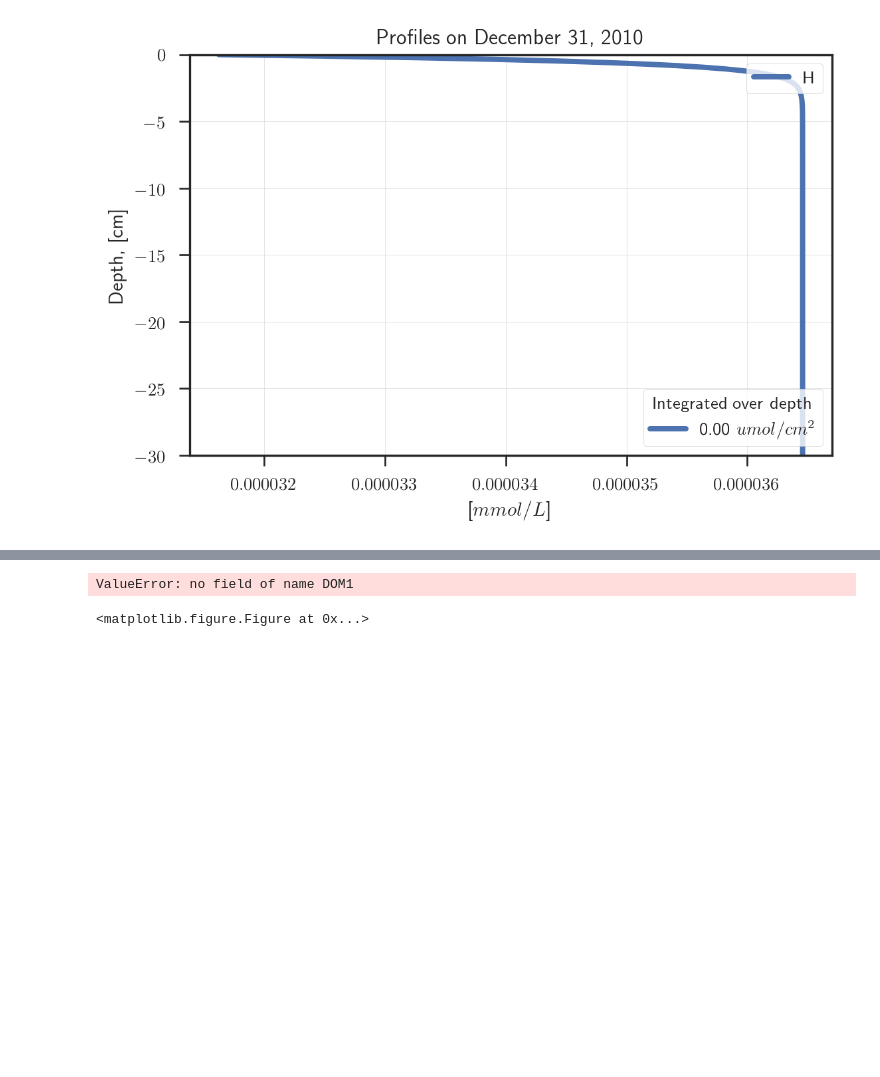
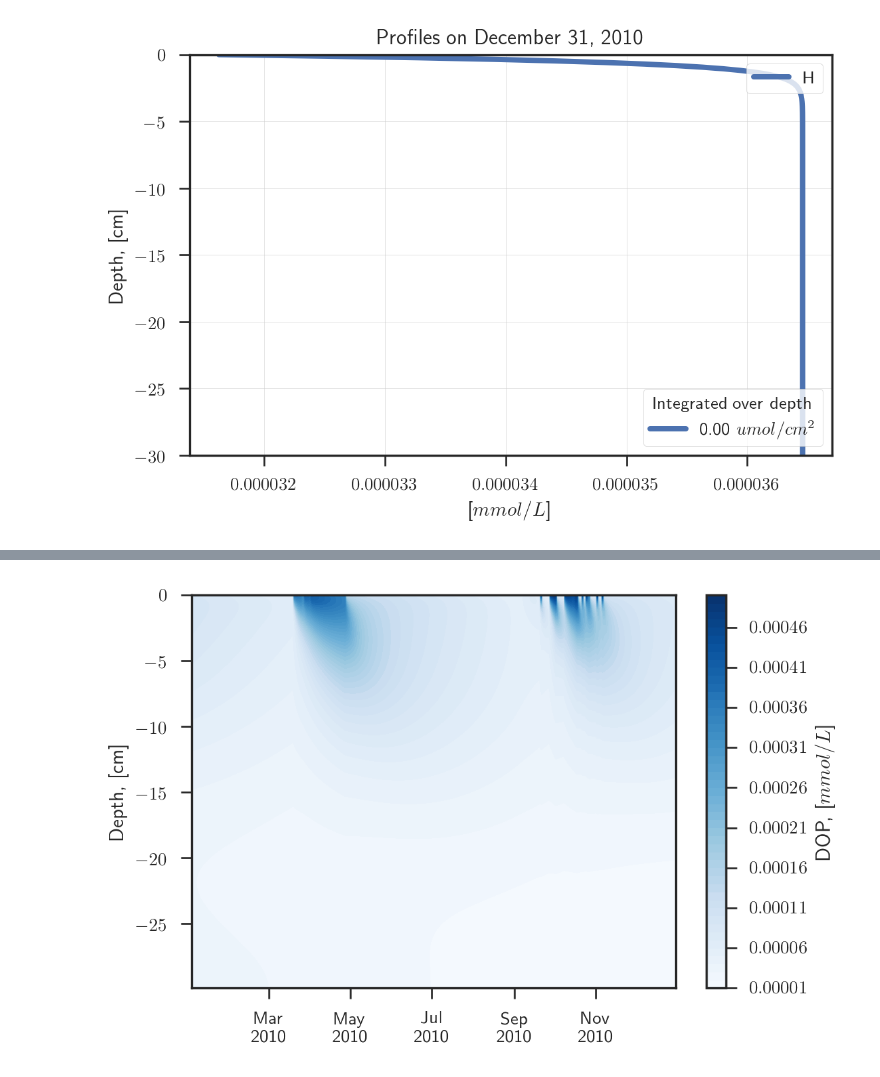
Before and after one commit to biogeochemistry/MyLake_v2_Vansjo, a Jupyter notebook: Postproc_code/plots.ipynb, the cells around one changed output, grey strips where cells are left out. Drawn from its saved outputs; the diff is of its cells as text; code cells hidden in the pictures; blank space fills up the shorter version.

```diff
--- a/Postproc_code/plots.ipynb
+++ b/Postproc_code/plots.ipynb
@@ -132,7 +132,6 @@ plotter.contour_plot('water-column', ['H_sw_2'],  cmap=cmocean.cm.solar)
 # %%
-plotter.contour_plot('sediment', ['DOM1'])
+plotter.contour_plot('sediment', ['DOP'])
 # %% [output]
-ValueError: no field of name DOM1
-<matplotlib.figure.Figure at 0x...>
+[figure, added]
 # %%
 plotter.profile('sediment', ['NO3', 'NH4'])
```
Also changed, not shown: parts of 42 cells of this notebook, 8 other files.
